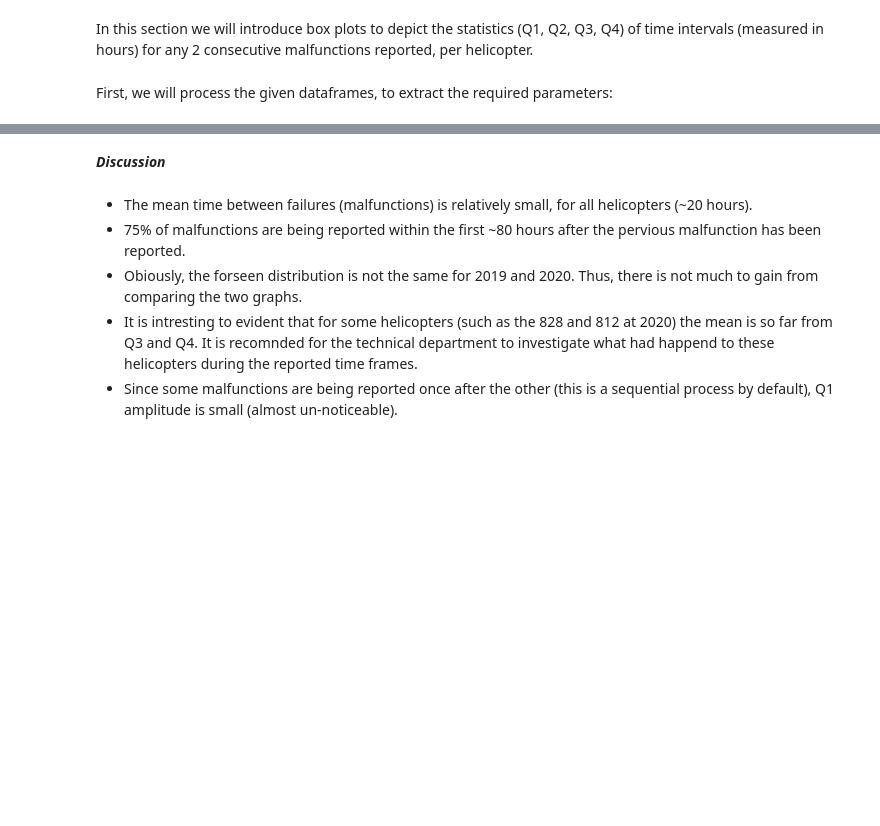
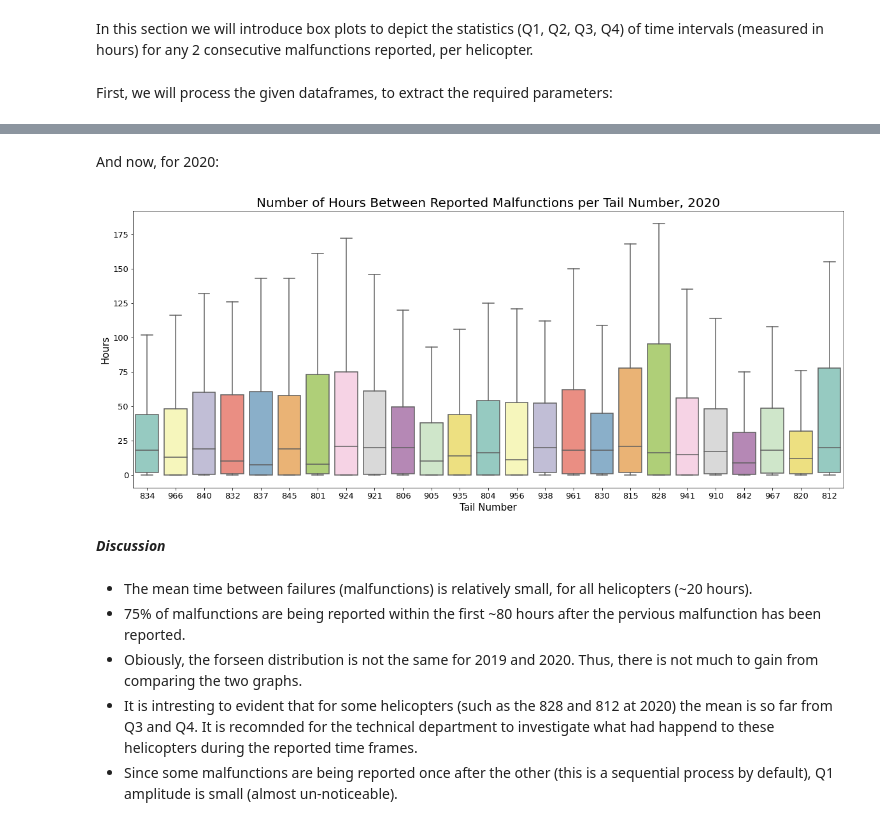
Before and after one commit to elront/Data_Sceince_Project, a Jupyter notebook: Data_science_workshop_project.ipynb, the cells around one changed output, grey strips where cells are left out. Drawn from its saved outputs; the diff is of its cells as text; code cells hidden in the pictures; blank space fills up the shorter version.

```diff
--- a/Data_science_workshop_project.ipynb
+++ b/Data_science_workshop_project.ipynb
@@ -1776,3 +1758,10 @@ plot_2020.tick_params(labelsize = 13)
+# %% [markdown]
+And now, for 2020:
+# %%
+output_df_2020 = perpare_data_for_time_between_malf_per_tail_number_plot(malf_df_2020, dt.datetime(2020,2,29))
+plot_time_between_malf_per_tail_number(output_df_2020, 2020)
+# %% [output]
+[figure, added]
 # %% [markdown]
 ***Discussion***
 # %% [markdown]
```
Also changed, not shown: parts of 9 cells of this notebook.
